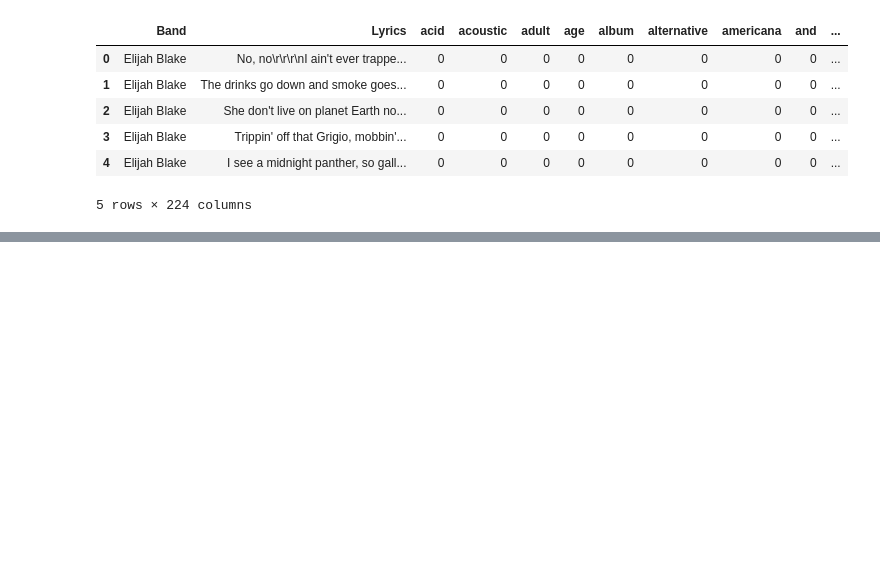
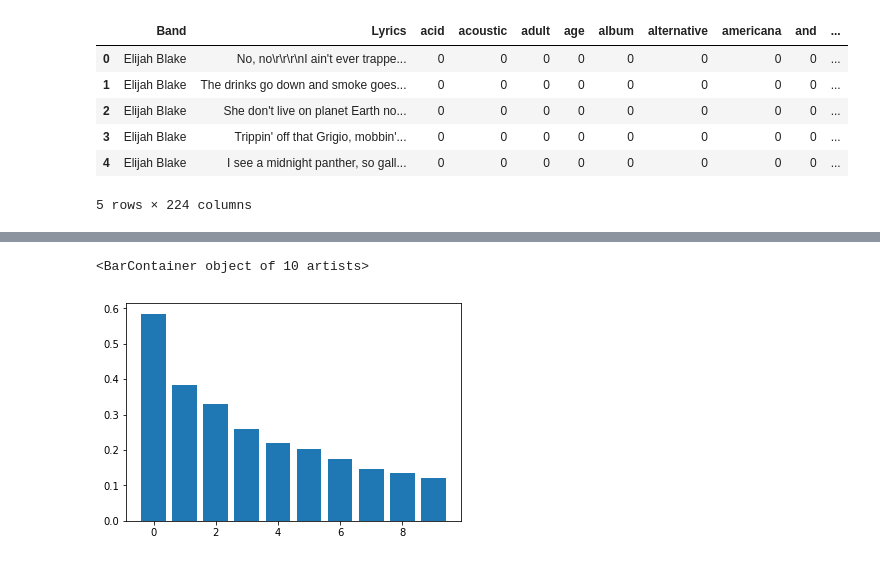
Before and after one commit to Hohenheimsenberg/LyricAnalyzer, a Jupyter notebook: 1.Dataset_Preparation.ipynb, the cells around one changed output, grey strips where cells are left out. Cells and saved outputs as stored; diff of their text form; code cells hidden in the pictures; blank space fills up the shorter version.

```diff
--- a/1.Dataset_Preparation.ipynb
+++ b/1.Dataset_Preparation.ipynb
@@ -505,0 +459,9 @@ df
+# %%
+n_components = 10
+pca = PCA(n_components=n_components)
+X_pca = pca.fit_transform(final_df.loc[:, 'acid':])
+pos = np.arange(n_components)
+plt.bar(pos, pca.explained_variance_)
+# %% [output]
+<BarContainer object of 10 artists>
+[figure, added]
```
Also changed, not shown: parts of 13 cells of this notebook, 5 other files.
